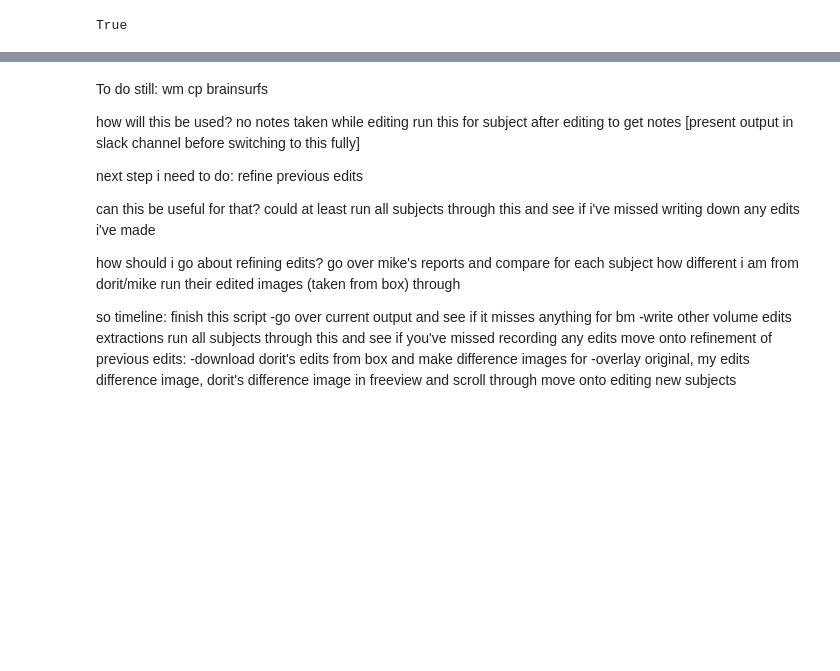
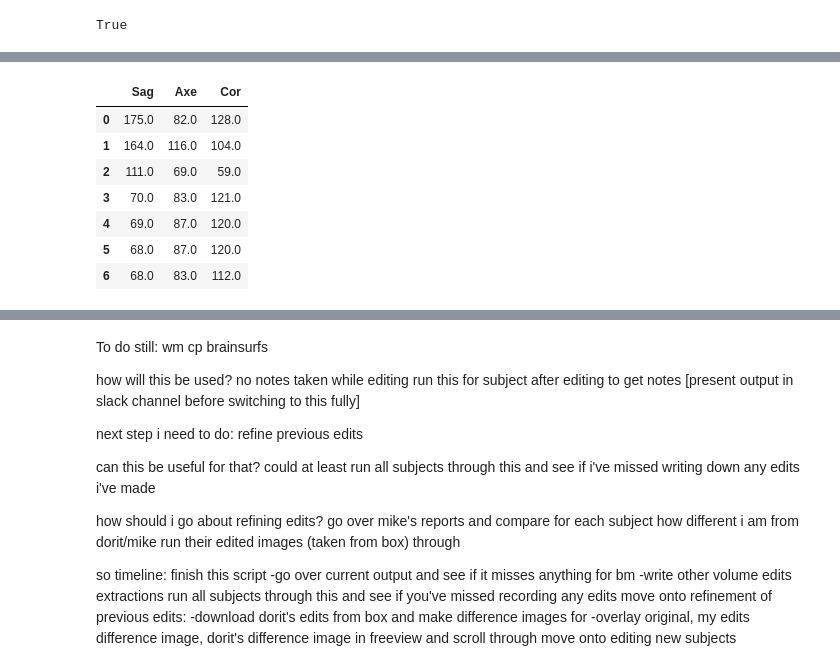
Before and after one commit to zenkavi/ConteQC, a Jupyter notebook: sandbox.ipynb, the cells around one changed output, grey strips where cells are left out. Drawn from its saved outputs; the diff is of its cells as text; code cells hidden in the pictures; blank space fills up the shorter version.

```diff
--- a/sandbox.ipynb
+++ b/sandbox.ipynb
@@ -146,0 +160,14 @@ cps = np.array(cps, dtype=np.float)
+# %%
+cps['Sag'] = 128 - cps['Sag']
+cps['Axe'] = 128 + cps['Axe']
+cps['Cor'] = 128 - cps['Cor']
+cps
+# %% [output]
+|  | Sag | Axe | Cor |
+| 0 | 175.0 | 82.0 | 128.0 |
+| 1 | 164.0 | 116.0 | 104.0 |
+| 2 | 111.0 | 69.0 | 59.0 |
+| 3 | 70.0 | 83.0 | 121.0 |
+| 4 | 69.0 | 87.0 | 120.0 |
+| 5 | 68.0 | 87.0 | 120.0 |
+| 6 | 68.0 | 83.0 | 112.0 |
```
Also changed, not shown: parts of 3 cells of this notebook, 1 other file.
